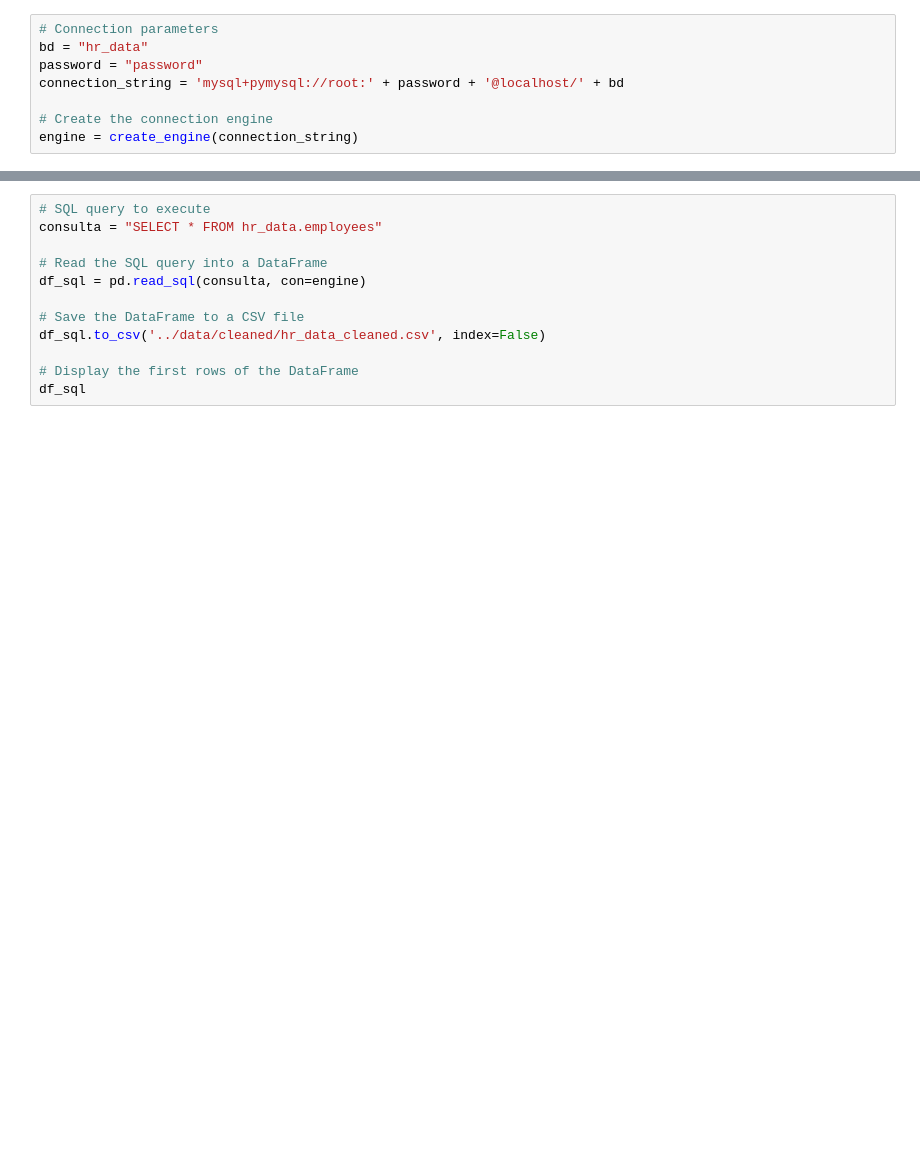
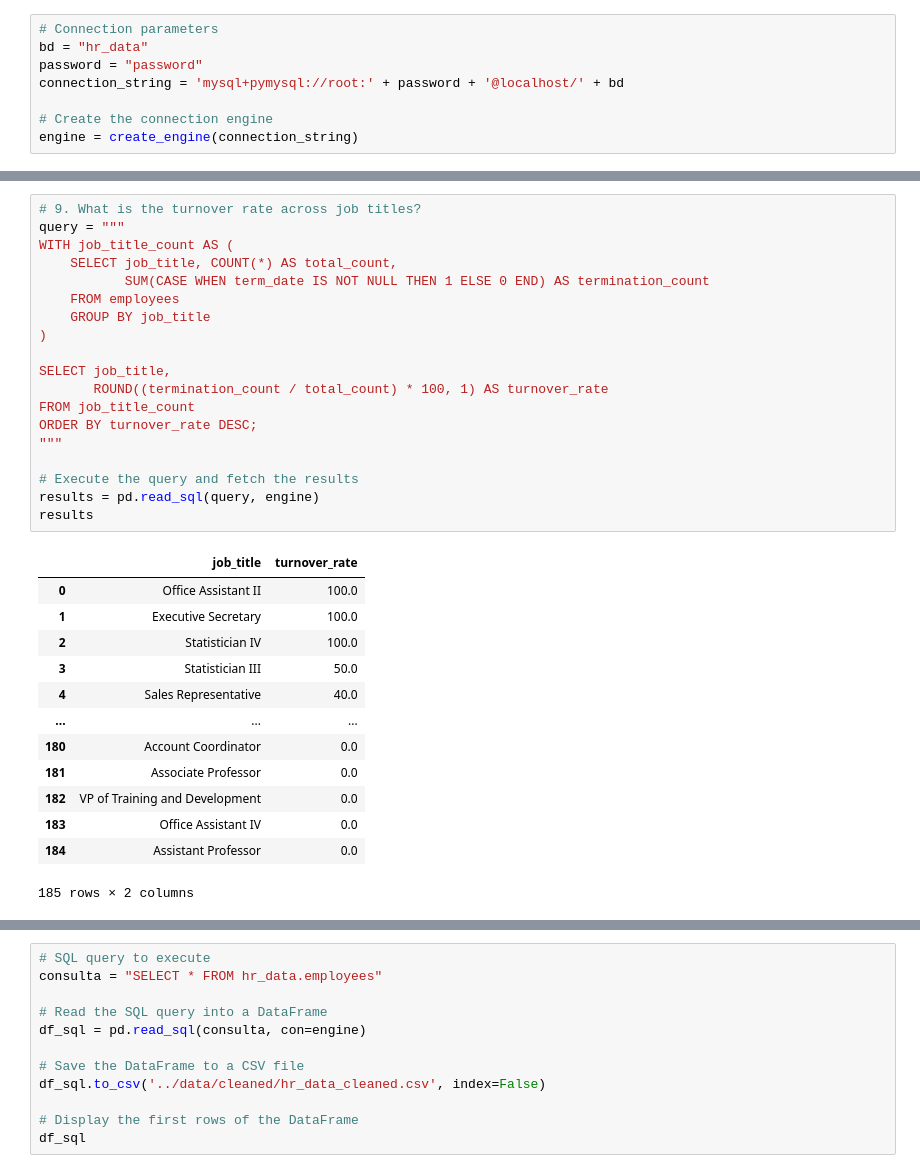
Before and after one commit to JoseMi-Sanchez/people-analytics-case-study, a Jupyter notebook: notebooks/main_analysis.ipynb, the cells around one changed output, grey strips where cells are left out. Drawn from its saved outputs; the diff is of its cells as text; blank space fills up the shorter version.

```diff
--- a/notebooks/main_analysis.ipynb
+++ b/notebooks/main_analysis.ipynb
@@ -20,0 +231,33 @@ engine = create_engine(connection_string)
+# %%
+# 9. What is the turnover rate across job titles?
+query = """
+WITH job_title_count AS (
+    SELECT job_title, COUNT(*) AS total_count,
+           SUM(CASE WHEN term_date IS NOT NULL THEN 1 ELSE 0 END) AS termination_count
+    FROM employees
+    GROUP BY job_title
+)
+
+SELECT job_title,
+       ROUND((termination_count / total_count) * 100, 1) AS turnover_rate
+FROM job_title_count
+ORDER BY turnover_rate DESC;
+"""
+
+# Execute the query and fetch the results
+results = pd.read_sql(query, engine)
+results
+# %% [output]
+|  | job_title | turnover_rate |
+| 0 | Office Assistant II | 100.0 |
+| 1 | Executive Secretary | 100.0 |
+| 2 | Statistician IV | 100.0 |
+| 3 | Statistician III | 50.0 |
+| 4 | Sales Representative | 40.0 |
+| ... | ... | ... |
+| 180 | Account Coordinator | 0.0 |
+| 181 | Associate Professor | 0.0 |
+| 182 | VP of Training and Development | 0.0 |
+| 183 | Office Assistant IV | 0.0 |
+| 184 | Assistant Professor | 0.0 |
+185 rows × 2 columns
```
Also changed, not shown: parts of 15 cells of this notebook, 4 other files.
